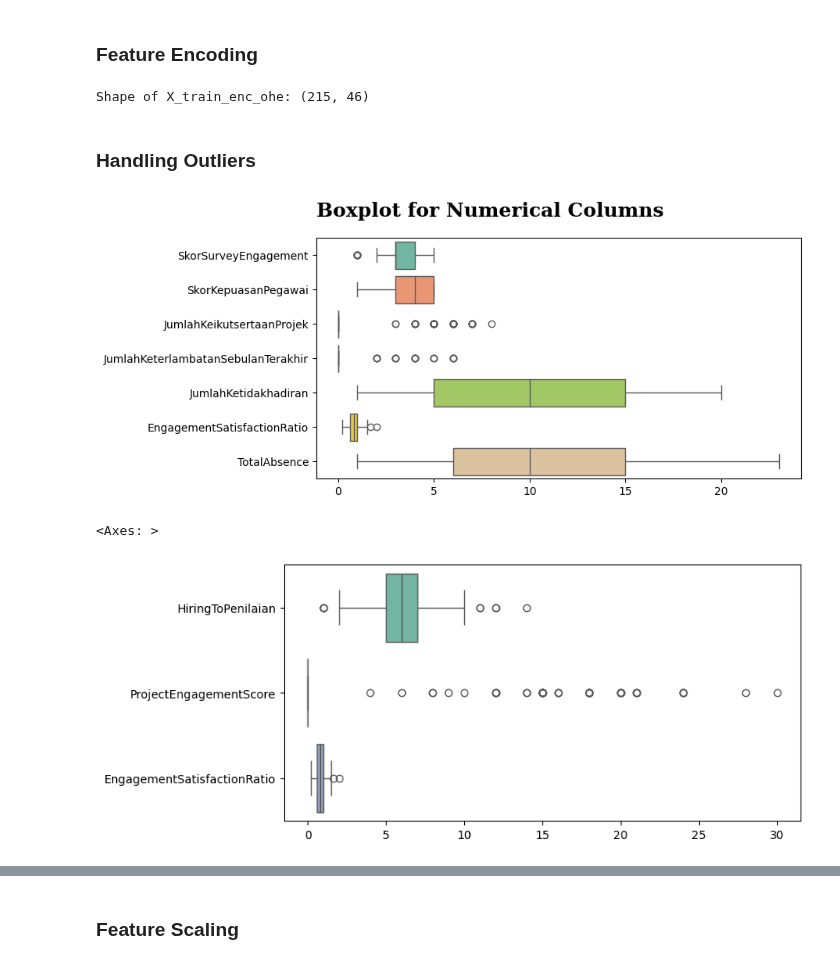
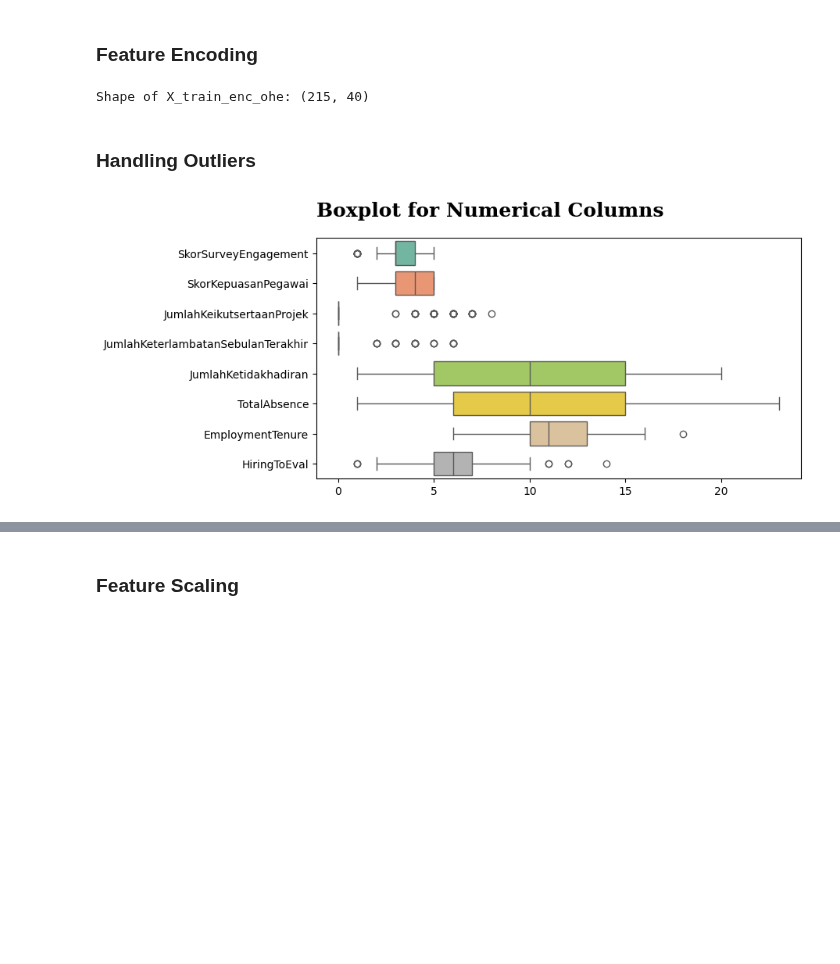
Before and after one commit to azaryasph/Improving-Employee-Retention-By-Predicting-Employee-Attrition-Using-Machine-Learning, a Jupyter notebook: notebook/predict_employee_attrition.ipynb, the cells around one changed output, grey strips where cells are left out. Drawn from its saved outputs; the diff is of its cells as text; code cells hidden in the pictures; blank space fills up the shorter version.

```diff
--- a/notebook/predict_employee_attrition.ipynb
+++ b/notebook/predict_employee_attrition.ipynb
@@ -289,7 +290,7 @@ def feat_eng(data):
     >>> data_processed = feat_eng(data_ori)
     """
     # Replace '-' value in StatusPernikahan with 'Unknown'
-    data['StatusPernikahan'] = data['StatusPernikahan'].replace('-', 'Unknown')
+    data['StatusPernikahan'] = data['StatusPernikahan'].replace('-', 'Lainnya')
 
     # Replace 'Product Design (UI & UX)' in AlasanResign with 'Product Design'
     data['AlasanResign'] = data['AlasanResign'].replace('Product Design (UI & UX)', 'Unknown')
@@ -335,15 +336,17 @@ def feat_eng(data):
     # Create new column 'ResignYear' from 'TanggalResign'
     data['ResignYear'] = data['TanggalResign'].dt.year
 
-    # # Create new column 'TotalAbsenceRate' from 'JumlahKeterlambatanSebulanTerakhir' and 'JumlahKetidakhadiran'
-    # data["TotalAbsenceRate"] = data["JumlahKeterlambatanSebulanTerakhir"] + data["JumlahKetidakhadiran"]
+    # Convert 'TanggalPenilaianKaryawan' to datetime format
+    data['TanggalPenilaianKaryawan'] = pd.to_datetime(data['TanggalPenilaianKaryawan'])
 
-    # # Create new column 'AbsenceRateperWorkday' from 'TotalAbsenceRate' with assumption 22 workdays in a month
-    # data["AbsenceRateperWorkday"] = (data["TotalAbsenceRate"] / 22).astype('float64')
+    # Create new column 'YearEval' from 'TanggalPenilaianKaryawan'
+    data['YearEval'] = data['TanggalPenilaianKaryawan'].dt.year
 
-    # # Create new column 'HighAbsenceRate' from 'TotalAbsenceRate'
-    # data["HighAbsenceRate"] = data["TotalAbsenceRate"] > 10
+    # Calculate 'HiringToEval' (in year) how long is it from hiring to evaluation
+    data['HiringToEval'] = data['YearEval'] - data['HiringYear']
 
+    # Create new column 'WorkedOnProject' if the employee has worked on project or not
+    data['WorkedOnProject'] = data['JumlahKeikutsertaanProjek'].apply(lambda x: 'Yes' if x > 0 else 'No')
 
     return data
 
@@ -1006,9 +1074,9 @@ X_train_cld = feat_eng2(X_train_cl)
 col2drop = [
     'Username', 'EnterpriseID', 'JenisKelamin', 'NomorHP', 'Email', 'Age',
     'PernahBekerja', 'AlasanResign', 'TanggalLahir', 'TanggalHiring','YearEval',
-    #  'AsalDaerah',
-    'TanggalPenilaianKaryawan', 'TanggalResign', 'HiringYear', 'ResignYear'
-    # 'HiringPlatform', 'StatusPernikahan'
+    #  'AsalDaerah', 'HiringPlatform'
+    'TanggalPenilaianKaryawan', 'TanggalResign', 'HiringYear', 'ResignYear',
+    # 'JumlahKeterlambatanSebulanTerakhir', 'JumlahKetidakhadiran'
 ]
 
 # Drop columns that are not necessary for ml modelling
@@ -1109,8 +1159,6 @@ ord_data = [
     'PerformancePegawai',
     'TingkatPendidikan',
     'AgeGroup',
-    'HighSatisfaction',
-    'BadAbsence',
     'WorkedOnProject'
 ]
 
@@ -1165,51 +1213,39 @@ X_train_enc_ohe = pd.get_dummies(X_train_enc, columns=nom_data, dtype=int)
 # Display the shape of the encoded data
 print(f'Shape of X_train_enc_ohe: {X_train_enc_ohe.shape}')
 # %% [output]
-Shape of X_train_enc_ohe: (215, 46)
+Shape of X_train_enc_ohe: (215, 40)
 # %% [markdown]
 ### Handling Outliers
 # %%
 # Define columns to plot boxplot
 colsout = [
     'SkorSurveyEngagement',
     'SkorKepuasanPegawai',
     'JumlahKeikutsertaanProjek',
     'JumlahKeterlambatanSebulanTerakhir',
     'JumlahKetidakhadiran',
-    'EngagementSatisfactionRatio',
+    # 'EngagementSatisfactionRatio',
     'TotalAbsence',
-    # 'HiringToPenilaian', 'ProjectEngagementScore', 'AbsenceLatenessRatio', 'EngagementSatisfactionRatio'
+    'EmploymentTenure',
+    'HiringToEval',
+    # 'ProjectEngagementScore', 'AbsenceLatenessRatio', 'EngagementSatisfactionRatio'
 ]
 
 # Set the figure size
 plt.figure(figsize=(8, 4))
 
 # Create a boxplot for the columns in colsout
 sns.boxplot(data=X_train_enc_ohe[colsout], orient='h', palette='Set2')
 
 # Update the fontdict
 fdbold['size'] = 18
 
 # Add title for the plot
 plt.title('Boxplot for Numerical Columns', fontdict=fdbold, pad=20, loc='left')
 
 plt.show()
-
-# Define columns to plot boxplot
-colsout = [
-    'HiringToPenilaian', 'ProjectEngagementScore',
-    # 'AbsenceLatenessRatio',
-    'EngagementSatisfactionRatio'
-]
-# Set the figure size
-plt.figure(figsize=(8, 4))
-
-# Create a boxplot for the columns in colsout
-sns.boxplot(data=X_train_enc_ohe[colsout], orient='h', palette='Set2')
 # %% [output]
-[figure, old version]
+[figure, new version]
-<Axes: >
-[figure, removed]
 # %%
 # Define columns with outliers
 outlier_cols = [
```
Also changed, not shown: parts of 24 cells of this notebook.
